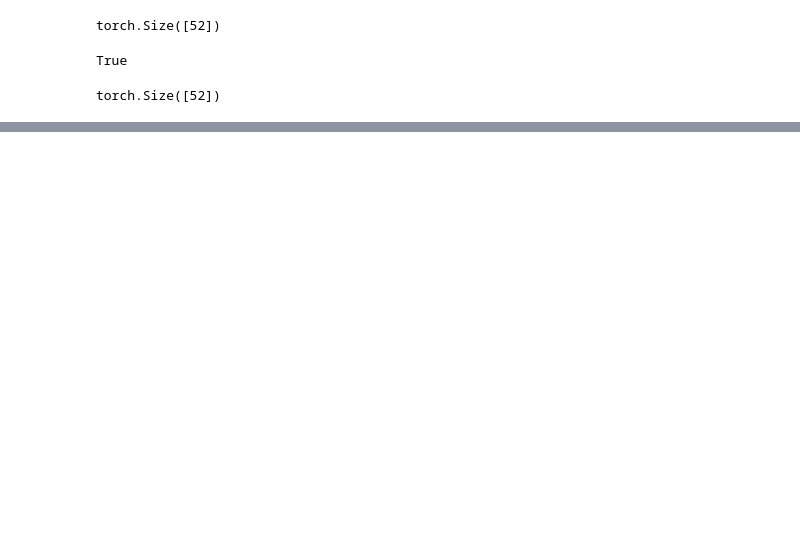
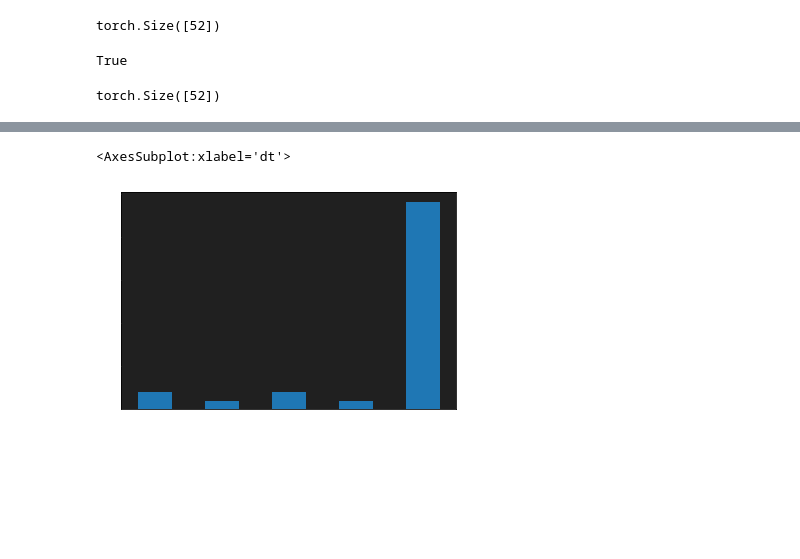
Before and after one commit to a-antoniades/neuroformer_, a Jupyter notebook: neuroformer_OneCombo3.ipynb, the cells around one changed output, grey strips where cells are left out. Cells and saved outputs as stored; diff of their text form; code cells hidden in the pictures; blank space fills up the shorter version.

```diff
--- a/neuroformer_OneCombo3.ipynb
+++ b/neuroformer_OneCombo3.ipynb
@@ -266,14 +265,14 @@ mconf = GPTConfig(train_dataset.population_size, block_size,    # frame_block_si
                         frame_block_size=frame_block_size,
                         id_block_size=id_block_size,  # frame_block_size
                         prev_id_block_size=prev_id_block_size,
-                        sparse_mask=False, p_sparse=0.25,
+                        sparse_mask=True, p_sparse=0.25,
                         n_dt=len(n_dt),
                         data_size=train_dataset.size,
                         class_weights=class_weights,
                         pretrain=False,
-                        n_state_layers=8, n_state_history_layers=8, n_stimulus_layers=8,
-                        n_head=8, n_embd=256,
-                        temp_emb=True, pos_emb=False,
+                        n_state_layers=6, n_state_history_layers=6, n_stimulus_layers=6,
+                        n_layer=8, n_head=8, n_embd=256,
+                        temp_emb=True, pos_emb= True,
                         id_drop=0.2, im_drop=0.2)
 model = GPT(mconf)
 # model.load_state_dict(torch.load("/home/antonis/projects/slab/git/neuroformer/models/neuroformer:False_perceiver_2.0_dt:0.05_eos_(4, 4, 8)_8_256.pt", map_location='cpu'))
@@ -324,3 +353,0 @@ df_true[df_true['dt'] == 0.5]
-# %%
-model = model.to('cpu')
-preds, features, loss = model(x)
@@ -353,7 +400,7 @@ loader = DataLoader(test_dataset, shuffle=False, pin_memory=False,
 
 # device = torch.cuda.current_device()
 # model = model.to(device)
-model.load_state_dict(torch.load("/home/antonis/projects/slab/git/neuroformer/models/3_neuroformer_sparse_weighted_:False_perceiver_2.0_dt:0.05_eos_(8, 8, 8)_8_256.pt"))
+model.load_state_dict(torch.load("/home/antonis/projects/slab/git/neuroformer/models/neuroformer_norm_weighted:dt_:True_perceiver_2.0_0.05_(6, 6, 6)_8_256.pt"))
 
 """
 
@@ -376,7 +423,7 @@ it in loss, here it is included in loss and predictions.
 
 # true, predicted = predict_beam_search(model, loader, stoi, frame_end=0)
 # true, predicted, true_timing = predict_raster_recursive(model, loader, stoi, sample=True, top_p=0.95, gpu=True, frame_end=0)
-results = predict_raster_recursive_time_auto(model, loader, window, stoi, itos_dt, sample=True, top_p=0.95, top_p_t=0.95, temp=0.6, frame_end=0, get_dt=True, gpu=False)
+results = predict_raster_recursive_time_auto(model, loader, window, stoi, itos_dt, sample=True, top_p=0.85, top_p_t=0.85, temp=1.0, temp_t=1, frame_end=0, get_dt=True, gpu=False)
 
 # true, predicted = predict_raster_hungarian(model, loader)
 # true, predicted = predict_raster(model, loader, gpu=True)
@@ -408,0 +530,5 @@ print(len(df_true), len(df_pred))
+# %%
+df_pred[df_pred['ID'] == 166][:30].groupby('dt').size().plot.bar()
+# %% [output]
+<AxesSubplot:xlabel='dt'>
+[figure, added]
```
Also changed, not shown: parts of 44 cells of this notebook, 11 other files.
